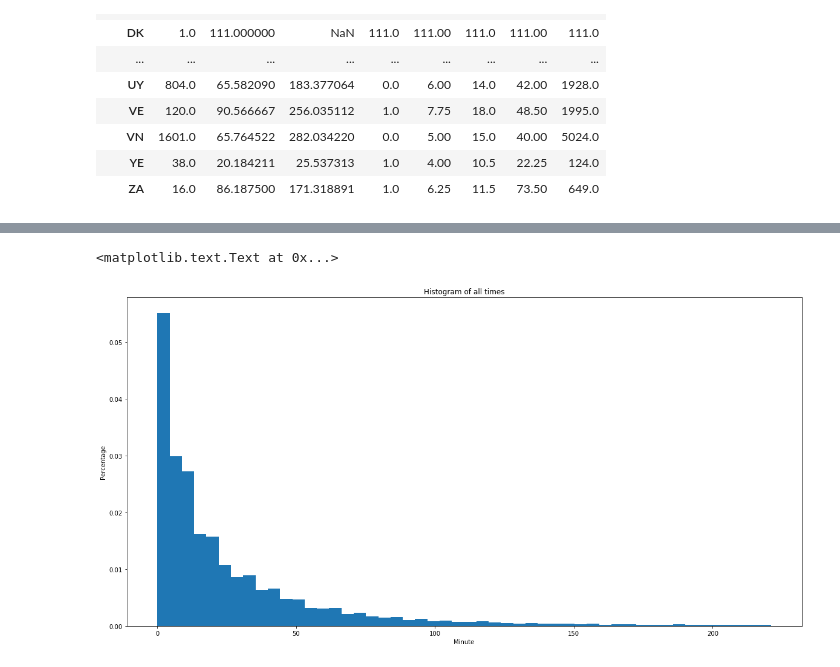
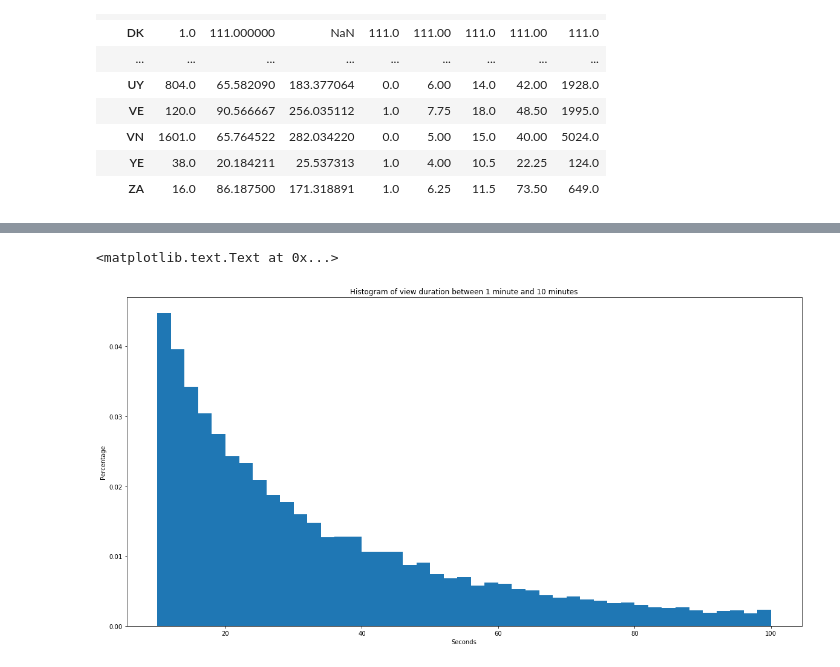
Before and after one commit to OisinB/notebooks, a Jupyter notebook: data_analysis/view_duration.ipynb, the cells around one changed output, grey strips where cells are left out. Saved outputs shown, nothing was run; the diff lists cells and outputs as text; code cells hidden in the pictures.

```diff
--- a/data_analysis/view_duration.ipynb
+++ b/data_analysis/view_duration.ipynb
@@ -12,3 +25,7 @@ df.head()
 | 3 | 2017-08-04 21:24:09+00 | 2017-08-04 21:34:20+00 | NaN | view_duration | NaN | NaN | NaN | SA | ar | ... |
 | 4 | 2017-08-20 15:07:46+00 | 2017-08-20 15:07:50+00 | NaN | view_duration | NaN | NaN | NaN | SA | ar | ... |
 5 rows × 38 columns
+# %%
+#Converting from strings to datetimes
+df.event_time = df.event_time.apply(lambda x: dt.datetime.strptime(x, '%Y-%m-%d %H:%M:%S+00'))
+df.log_time = df.log_time.apply(lambda x: dt.datetime.strptime(x, '%Y-%m-%d %H:%M:%S+00'))
@@ -79,10 +165,10 @@ from scipy.stats import mannwhitneyu
 # %%
 import matplotlib.pyplot as plt
-ax = reasonable.view_duration.plot(bins=50, normed = True, kind='hist', figsize = [20,10])
-ax.set_title('Histogram of all times')
+ax = df[(df.view_duration >= 10) & ((df.view_duration <= 100))].view_duration.plot(bins=45, normed = True, kind='hist', figsize = [20,10])
+ax.set_title('Histogram of view duration between 1 minute and 10 minutes')
 ax.set_ylabel('Percentage')
-ax.set_xlabel('Minute')
+ax.set_xlabel('Seconds')
 # %% [output]
 <matplotlib.text.Text at 0x...>
-[figure, old version]
+[figure, new version]
 # %%
```
Also changed, not shown: parts of 19 cells of this notebook.
